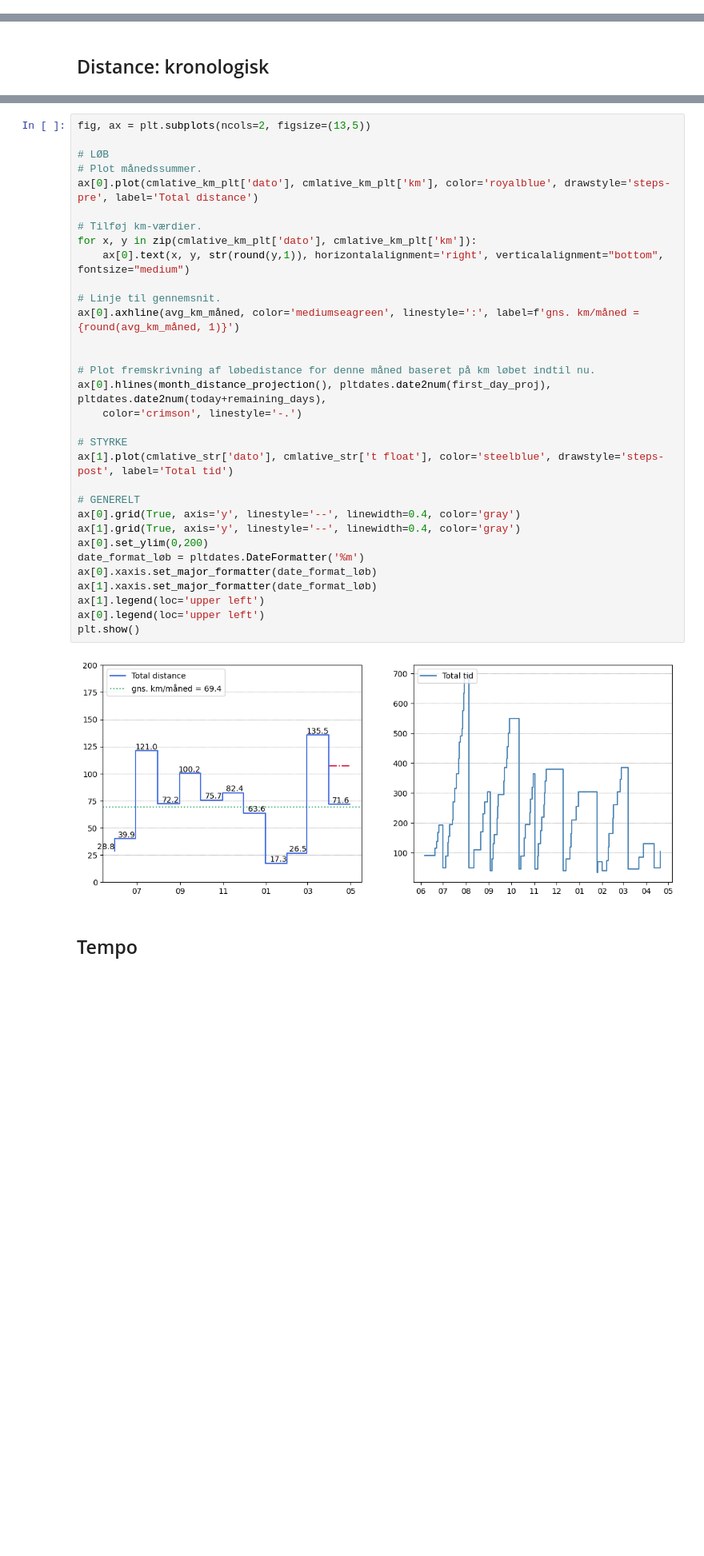
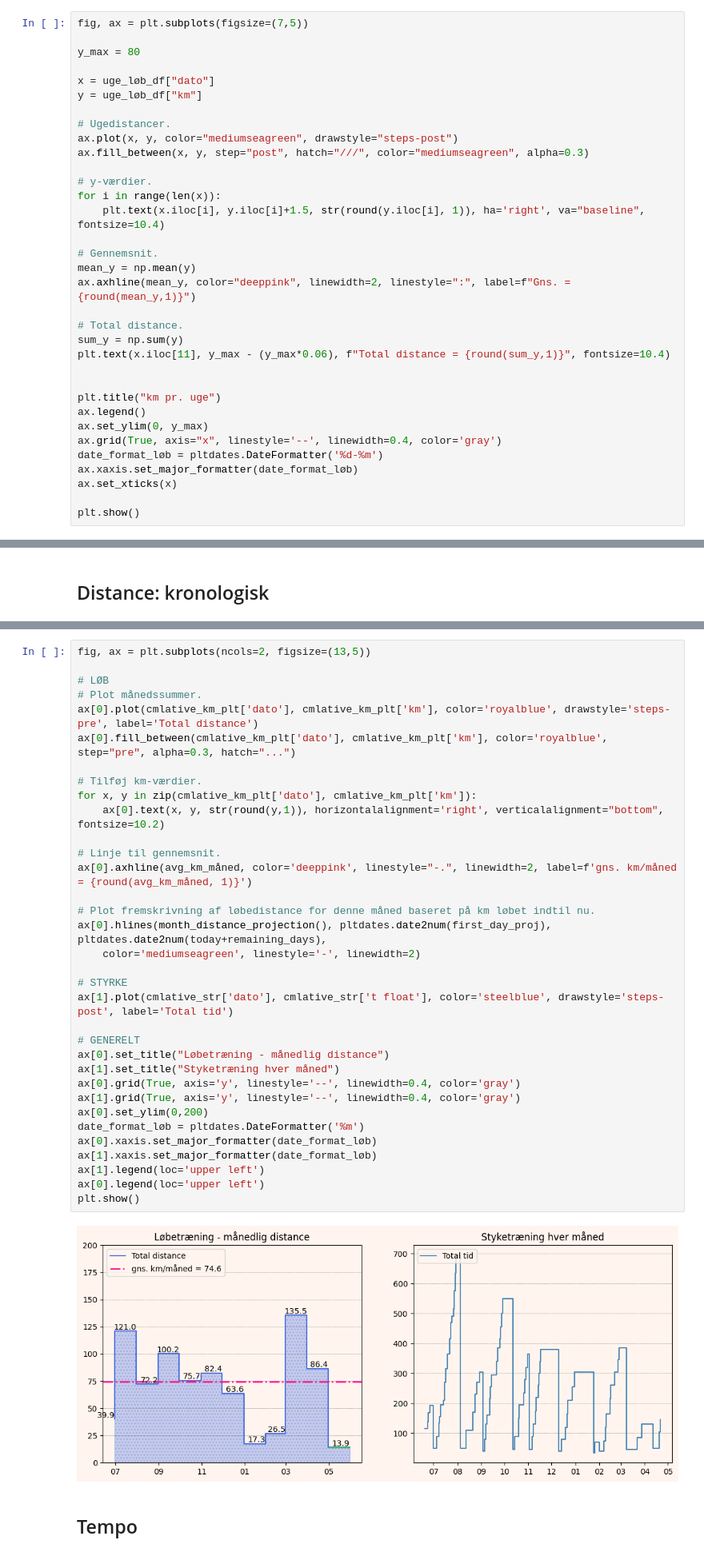
Before and after one commit to ChristerKoldLindholm/marathon-training, a Jupyter notebook: training.ipynb, the cells around one changed output, grey strips where cells are left out. Shown at 80% size. Saved outputs shown, nothing was run; the diff lists cells and outputs as text; blank space fills up the shorter version.

```diff
--- a/training.ipynb
+++ b/training.ipynb
@@ -245,0 +268,34 @@ uge_løb_df
+# %%
+fig, ax = plt.subplots(figsize=(7,5))
+
+y_max = 80
+
+x = uge_løb_df["dato"]
+y = uge_løb_df["km"]
+
+# Ugedistancer.
+ax.plot(x, y, color="mediumseagreen", drawstyle="steps-post")
+ax.fill_between(x, y, step="post", hatch="///", color="mediumseagreen", alpha=0.3)
+
+# y-værdier.
+for i in range(len(x)):
+    plt.text(x.iloc[i], y.iloc[i]+1.5, str(round(y.iloc[i], 1)), ha='right', va="baseline", fontsize=10.4)
+
+# Gennemsnit.
+mean_y = np.mean(y)
+ax.axhline(mean_y, color="deeppink", linewidth=2, linestyle=":", label=f"Gns. = {round(mean_y,1)}")
+
+# Total distance.
+sum_y = np.sum(y)
+plt.text(x.iloc[11], y_max - (y_max*0.06), f"Total distance = {round(sum_y,1)}", fontsize=10.4)
+
+
+plt.title("km pr. uge")
+ax.legend()
+ax.set_ylim(0, y_max)
+ax.grid(True, axis="x", linestyle='--', linewidth=0.4, color='gray')
+date_format_løb = pltdates.DateFormatter('%d-%m')
+ax.xaxis.set_major_formatter(date_format_løb)
+ax.set_xticks(x)
+
+plt.show()
@@ -274,37 +332,39 @@ df_løb_dist[:10].sort_values(by="dato", ascending=False)
 # %%
 fig, ax = plt.subplots(ncols=2, figsize=(13,5))
 
 # LØB
 # Plot månedssummer.
 ax[0].plot(cmlative_km_plt['dato'], cmlative_km_plt['km'], color='royalblue', drawstyle='steps-pre', label='Total distance')
+ax[0].fill_between(cmlative_km_plt['dato'], cmlative_km_plt['km'], color='royalblue', step="pre", alpha=0.3, hatch="...")
 
 # Tilføj km-værdier.
 for x, y in zip(cmlative_km_plt['dato'], cmlative_km_plt['km']):
-    ax[0].text(x, y, str(round(y,1)), horizontalalignment='right', verticalalignment="bottom", fontsize="medium")
+    ax[0].text(x, y, str(round(y,1)), horizontalalignment='right', verticalalignment="bottom", fontsize=10.2)
 
 # Linje til gennemsnit.
-ax[0].axhline(avg_km_måned, color='mediumseagreen', linestyle=':', label=f'gns. km/måned = {round(avg_km_måned, 1)}')
-
+ax[0].axhline(avg_km_måned, color='deeppink', linestyle="-.", linewidth=2, label=f'gns. km/måned = {round(avg_km_måned, 1)}')
 
 # Plot fremskrivning af løbedistance for denne måned baseret på km løbet indtil nu.
 ax[0].hlines(month_distance_projection(), pltdates.date2num(first_day_proj), pltdates.date2num(today+remaining_days),
-    color='crimson', linestyle='-.')
+    color='mediumseagreen', linestyle='-', linewidth=2)
 
 # STYRKE
 ax[1].plot(cmlative_str['dato'], cmlative_str['t float'], color='steelblue', drawstyle='steps-post', label='Total tid')
 
 # GENERELT
+ax[0].set_title("Løbetræning - månedlig distance")
+ax[1].set_title("Styketræning hver måned")
 ax[0].grid(True, axis='y', linestyle='--', linewidth=0.4, color='gray')
 ax[1].grid(True, axis='y', linestyle='--', linewidth=0.4, color='gray')
 ax[0].set_ylim(0,200)
 date_format_løb = pltdates.DateFormatter('%m')
 ax[0].xaxis.set_major_formatter(date_format_løb)
 ax[1].xaxis.set_major_formatter(date_format_løb)
 ax[1].legend(loc='upper left')
 ax[0].legend(loc='upper left')
 plt.show()
 # %% [output]
-[figure, old version]
+[figure, new version]
 # %% [markdown]
 ## Tempo
 # %%
```
Also changed, not shown: parts of 25 cells of this notebook, 5 other files.
